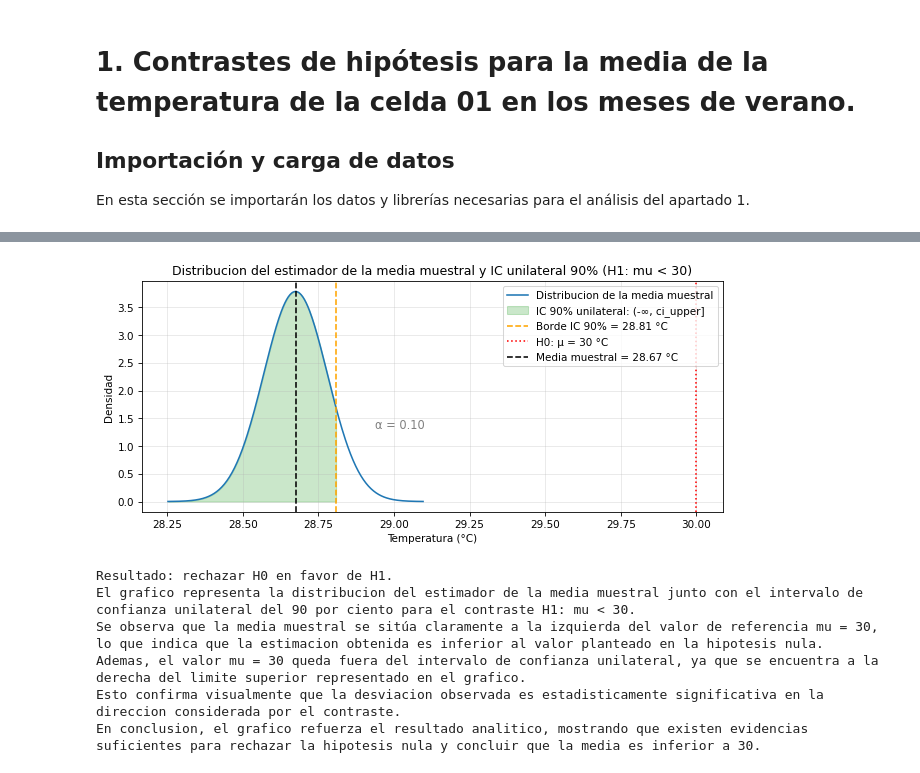
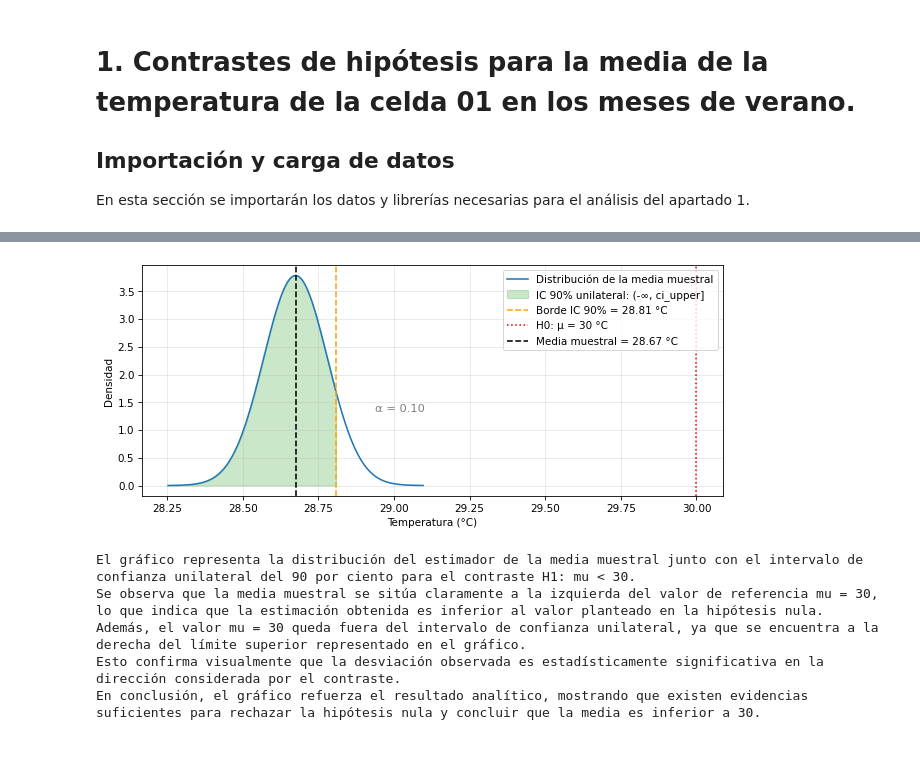
Before and after one commit to aurbanomurillo/t2_inferencia_estadistica, a Jupyter notebook: src/Apartado_1.ipynb, the cells around one changed output, grey strips where cells are left out. Drawn from its saved outputs; the diff is of its cells as text; code cells hidden in the pictures.

```diff
--- a/src/Apartado_1.ipynb
+++ b/src/Apartado_1.ipynb
@@ -4,3 +4,7 @@
 En esta sección se importarán los datos y librerías necesarias para el análisis del apartado 1.
 # %%
 from carga_de_datos import *
+from pathlib import Path
+PROJECT_ROOT = Path.cwd().parent if Path.cwd().name == 'src' else Path.cwd()
+IMAGES_DIR = PROJECT_ROOT / 'images'
+IMAGES_DIR.mkdir(parents=True, exist_ok=True)
@@ -152,37 +175,31 @@ En conclusion, se rechaza la hipotesis nula y se concluye que la media poblacion
 # %%
 mu0 = 30
 x = np.linspace(xbar - 4 * se, xbar + 4 * se, 300)
 y = stats.t.pdf((x - xbar) / se, df=n-1) / se
 
 plt.figure(figsize=(10, 4))
-plt.plot(x, y, label='Distribucion de la media muestral', color='tab:blue')
+plt.plot(x, y, label='Distribución de la media muestral', color='tab:blue')
 plt.fill_between(x, y, where=(x <= ci_upper), color='tab:green', alpha=0.25, label='IC 90% unilateral: (-∞, ci_upper]')
 plt.axvline(ci_upper, color='orange', linestyle='--', label=f'Borde IC 90% = {ci_upper:.2f} °C')
 plt.axvline(mu0, color='red', linestyle=':', label=f'H0: μ = {mu0:.0f} °C')
 plt.axvline(xbar, color='k', linestyle='--', label=f'Media muestral = {xbar:.2f} °C')
 plt.text(ci_upper + 1.2 * se, max(y) * 0.35, 'α = 0.10', color='gray', fontsize=11)
 plt.xlabel('Temperatura (°C)')
 plt.ylabel('Densidad')
-plt.title('Distribucion del estimador de la media muestral y IC unilateral 90% (H1: mu < 30)')
 plt.legend()
 plt.grid(alpha=0.3)
+plt.savefig(IMAGES_DIR / 'Gráfico 1.2： Distribución t e intervalo de confianza unilateral del contraste H1 mu menor que 30 °C de la temperatura en la celda 01.png', dpi=300, bbox_inches='tight')
 plt.show()
 
-if p_value_one_sided < alpha:
-    print('Resultado: rechazar H0 en favor de H1.')
-else:
-    print('Resultado: no hay evidencia para rechazar H0.')
-
-print("El grafico representa la distribucion del estimador de la media muestral junto con el intervalo de confianza unilateral del 90 por ciento para el contraste H1: mu < 30. \n"
-      "Se observa que la media muestral se sitúa claramente a la izquierda del valor de referencia mu = 30, lo que indica que la estimacion obtenida es inferior al valor planteado en la hipotesis nula. \n"
-      "Ademas, el valor mu = 30 queda fuera del intervalo de confianza unilateral, ya que se encuentra a la derecha del limite superior representado en el grafico. \n"
-      "Esto confirma visualmente que la desviacion observada es estadisticamente significativa en la direccion considerada por el contraste. \n"
-      "En conclusion, el grafico refuerza el resultado analitico, mostrando que existen evidencias suficientes para rechazar la hipotesis nula y concluir que la media es inferior a 30.")
+print("El gráfico representa la distribución del estimador de la media muestral junto con el intervalo de confianza unilateral del 90 por ciento para el contraste H1: mu < 30. \n"
+      "Se observa que la media muestral se sitúa claramente a la izquierda del valor de referencia mu = 30, lo que indica que la estimación obtenida es inferior al valor planteado en la hipótesis nula. \n"
+      "Además, el valor mu = 30 queda fuera del intervalo de confianza unilateral, ya que se encuentra a la derecha del límite superior representado en el gráfico. \n"
+      "Esto confirma visualmente que la desviación observada es estadísticamente significativa en la dirección considerada por el contraste. \n"
+      "En conclusión, el gráfico refuerza el resultado analítico, mostrando que existen evidencias suficientes para rechazar la hipótesis nula y concluir que la media es inferior a 30.")
 # %% [output]
-[figure, old version]
+[figure, new version]
-Resultado: rechazar H0 en favor de H1.
-El grafico representa la distribucion del estimador de la media muestral junto con el intervalo de confianza unilateral del 90 por ciento para el contraste H1: mu < 30.
-Se observa que la media muestral se sitúa claramente a la izquierda del valor de referencia mu = 30, lo que indica que la estimacion obtenida es inferior al valor planteado en la hipotesis nula.
-Ademas, el valor mu = 30 queda fuera del intervalo de confianza unilateral, ya que se encuentra a la derecha del limite superior representado en el grafico.
-Esto confirma visualmente que la desviacion observada es estadisticamente significativa en la direccion considerada por el contraste.
-En conclusion, el grafico refuerza el resultado analitico, mostrando que existen evidencias suficientes para rechazar la hipotesis nula y concluir que la media es inferior a 30.
+El gráfico representa la distribución del estimador de la media muestral junto con el intervalo de confianza unilateral del 90 por ciento para el contraste H1: mu < 30.
+Se observa que la media muestral se sitúa claramente a la izquierda del valor de referencia mu = 30, lo que indica que la estimación obtenida es inferior al valor planteado en la hipótesis nula.
+Además, el valor mu = 30 queda fuera del intervalo de confianza unilateral, ya que se encuentra a la derecha del límite superior representado en el gráfico.
+Esto confirma visualmente que la desviación observada es estadísticamente significativa en la dirección considerada por el contraste.
+En conclusión, el gráfico refuerza el resultado analítico, mostrando que existen evidencias suficientes para rechazar la hipótesis nula y concluir que la media es inferior a 30.
```
Also changed, not shown: parts of 6 cells of this notebook.
